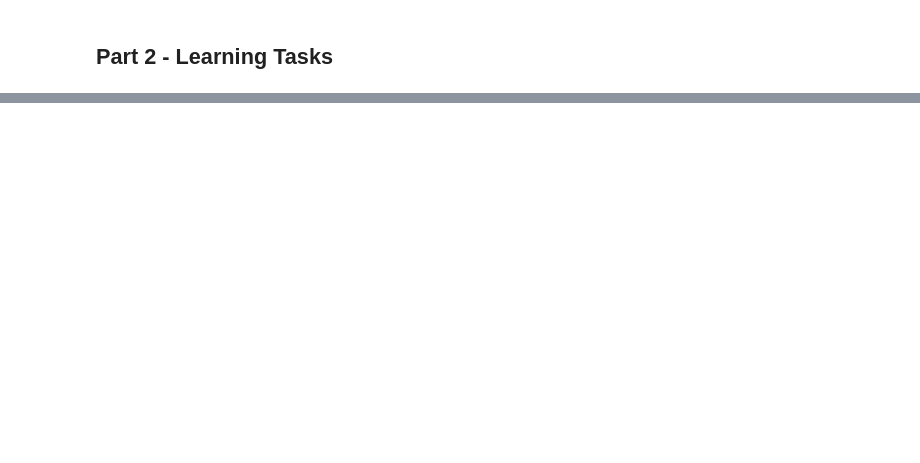
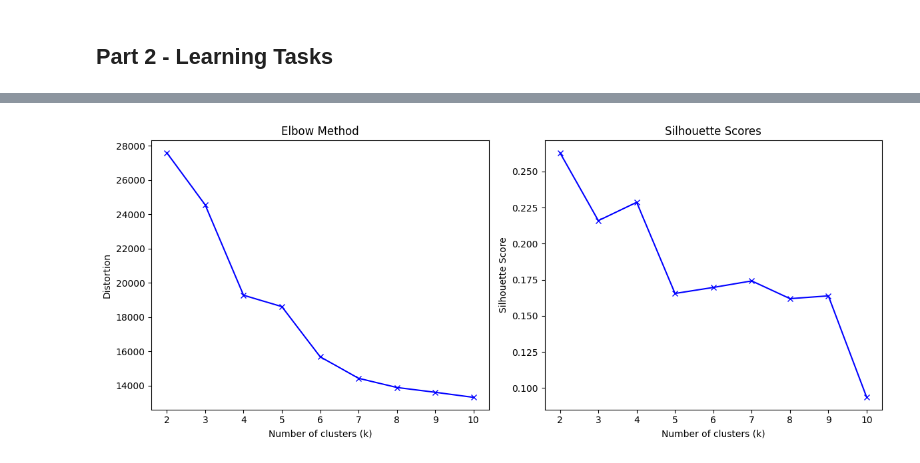
Before and after one commit to Vaggelis-Arg/Amazon-Ecommerce-Analysis, a Jupyter notebook: Amazon_Ecommerce_Analysis.ipynb, the cells around one changed output, grey strips where cells are left out. Cells and saved outputs as stored; diff of their text form; code cells hidden in the pictures; blank space fills up the shorter version.

Commit message:
initial implementation of clustering

```diff
--- a/Amazon_Ecommerce_Analysis.ipynb
+++ b/Amazon_Ecommerce_Analysis.ipynb
@@ -662,2 +672,99 @@ Extremely lightweight, no dust flap  14.95             4.5           58.0
 # %% [markdown]
 ## Part 2 - Learning Tasks
+# %%
+def cluster_category(category):
+    df = pd.read_csv(f"{category}_cleaned.csv")
+
+    df = df.sample(5000)
+
+    # Fill NaN values with empty string
+    df['cleaned_title'] = df['cleaned_title'].fillna('')
+    df['cleaned_text'] = df['cleaned_text'].fillna('')
+
+    df['combined_text'] = df['cleaned_title'] + " " + df['cleaned_text']
+
+    # TF-IDF Vectorization
+    tfidf = TfidfVectorizer(max_features=5000, stop_words='english', min_df=2, max_df=0.8)
+    tfidf_matrix = tfidf.fit_transform(df['combined_text'])
+
+    # Scale the numerical features
+    numerical_features = df[['normalized_price', 'rating']].copy()
+    # Fill NaN values in numerical features with mean or appropriate value
+    numerical_features = numerical_features.fillna(numerical_features.mean())
+    scaler = StandardScaler()
+    numerical_scaled = scaler.fit_transform(numerical_features)
+
+    feature_matrix = hstack([tfidf_matrix, numerical_scaled])
+
+    # Elbow method to find the best K for clustering
+    distortions = []
+    silhouette_scores = []
+    K_range = range(2, 11)
+
+    for k in K_range:
+        kmeans = KMeans(n_clusters=k, random_state=42)
+        kmeans.fit(feature_matrix)
+        distortions.append(kmeans.inertia_)
+        silhouette_scores.append(silhouette_score(feature_matrix, kmeans.labels_))
+
+    # Plot Elbow method
+    plt.figure(figsize=(12, 5))
+    plt.subplot(1, 2, 1)
+    plt.plot(K_range, distortions, 'bx-')
+    plt.xlabel('Number of clusters (k)')
+    plt.ylabel('Distortion')
+    plt.title('Elbow Method')
+
+    # Plot Silhouette scores
+    plt.subplot(1, 2, 2)
+    plt.plot(K_range, silhouette_scores, 'bx-')
+    plt.xlabel('Number of clusters (k)')
+    plt.ylabel('Silhouette Score')
+    plt.title('Silhouette Scores')
+    plt.tight_layout()
+    plt.show()
+
+    optimal_k = K_range[np.argmax(silhouette_scores)]
+    print(f"Optimal k for clusters: {optimal_k}")
+
+    # Perform clustering with the optimal number of clusters we found from elbow method
+    kmeans = KMeans(n_clusters=optimal_k, random_state=42)
+    clusters = kmeans.fit_predict(feature_matrix)
+    df['cluster'] = clusters
+
+    pca = PCA(n_components=2)
+    reduced_features = pca.fit_transform(feature_matrix.toarray())
+
+    plt.figure(figsize=(10, 6))
+    sns.scatterplot(x=reduced_features[:, 0], y=reduced_features[:, 1],
+                    hue=clusters, palette='viridis', alpha=0.6)
+    plt.title(f'PCA Visualization of Clusters for {category}')
+    plt.xlabel('PCA Component 1')
+    plt.ylabel('PCA Component 2')
+    plt.show()
+
+    # Analyze cluster characteristics
+    cluster_stats = df.groupby('cluster').agg({
+        'rating': 'mean',
+        'normalized_price': 'mean',
+        'title': 'count'
+    }).rename(columns={'title': 'count'})
+
+    print("\nCluster Statistics:")
+    print(cluster_stats)
+
+    # Print sample products from each cluster
+    for cluster_id in range(optimal_k):
+        print(f"\nCluster {cluster_id} Sample Products:")
+        sample_products = df[df['cluster'] == cluster_id][['title', 'rating', 'price']].sample(3)
+        print(sample_products.to_string(index=False))
+
+    return df
+
+
+# Perform clustering for each category
+for category, *_ in datasets_info:
+    print(f"\nClustering for {category}")
+    clustered_df = cluster_category(category)
+    clustered_df.to_csv(f"{category}_clustered.csv", index=False)
+# %% [output]
@@ -663,0 +772 @@ Extremely lightweight, no dust flap  14.95             4.5           58.0
+[figure, added]
```
Also changed, not shown: parts of 6 cells of this notebook.
